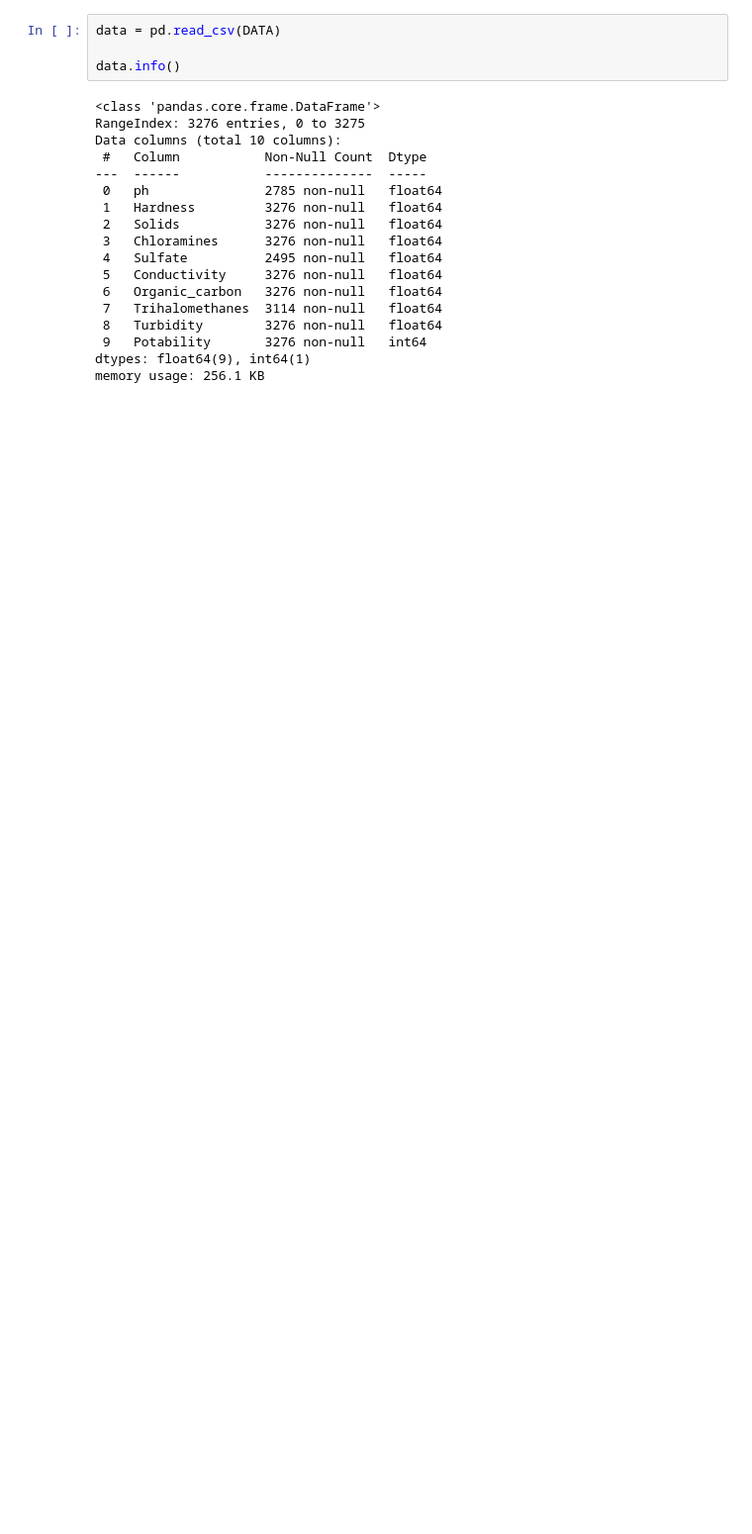
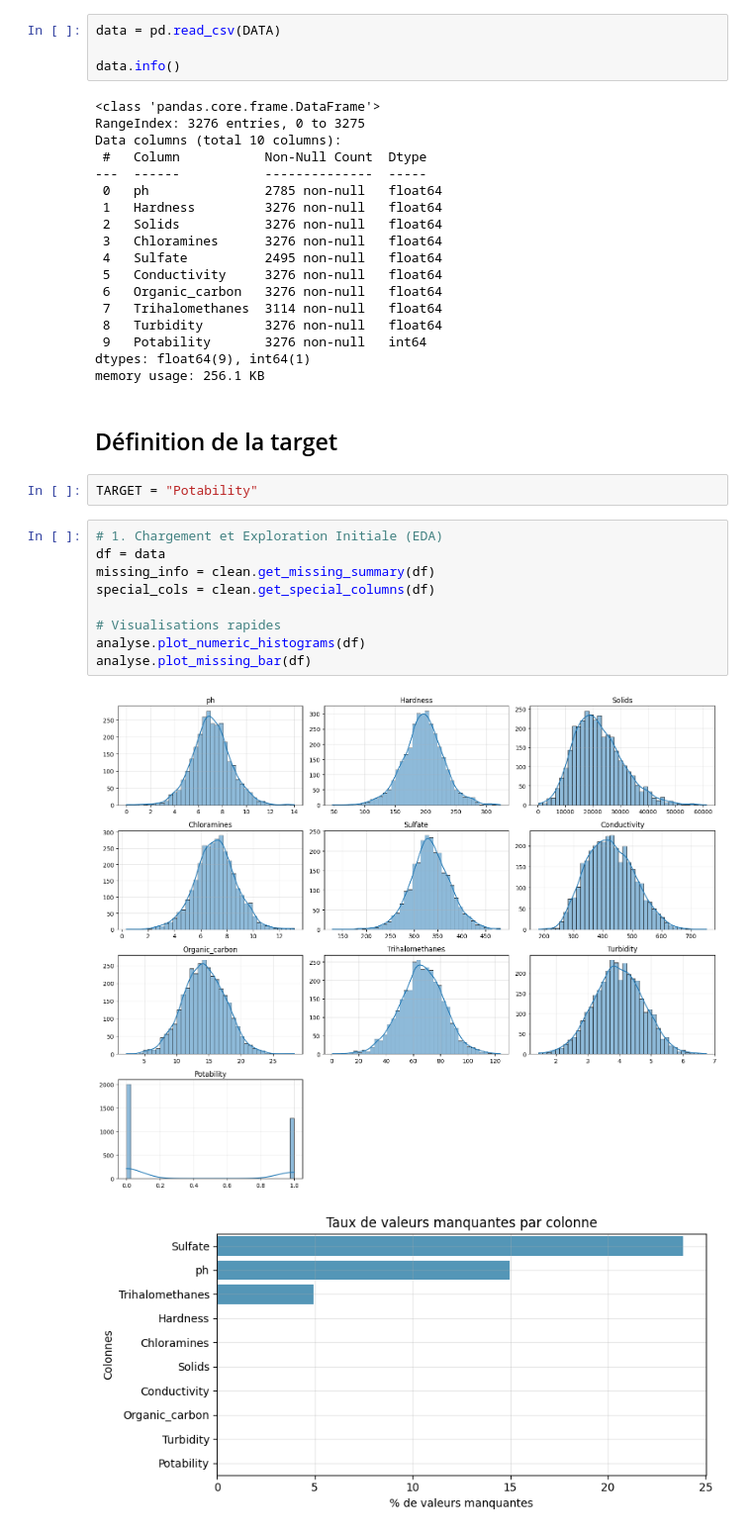
Before and after one commit to bruno-coulet/drink_safe, a Jupyter notebook: notebooks/eda.ipynb, the cells around one changed output. Shown at 99% size. Saved outputs shown, nothing was run; the diff lists cells and outputs as text; blank space fills up the shorter version.

```diff
--- a/notebooks/eda.ipynb
+++ b/notebooks/eda.ipynb
@@ -41,3 +51,19 @@ Data columns (total 10 columns):
  9   Potability       3276 non-null   int64
 dtypes: float64(9), int64(1)
 memory usage: 256.1 KB
+# %% [markdown]
+## Définition de la target
+# %%
+TARGET = "Potability"
+# %%
+# 1. Chargement et Exploration Initiale (EDA)
+df = data
+missing_info = clean.get_missing_summary(df)
+special_cols = clean.get_special_columns(df)
+
+# Visualisations rapides
+analyse.plot_numeric_histograms(df)
+analyse.plot_missing_bar(df)
+# %% [output]
+[figure, added]
+[figure, added]
```
Also changed, not shown: parts of 4 cells of this notebook, 6 other files.
